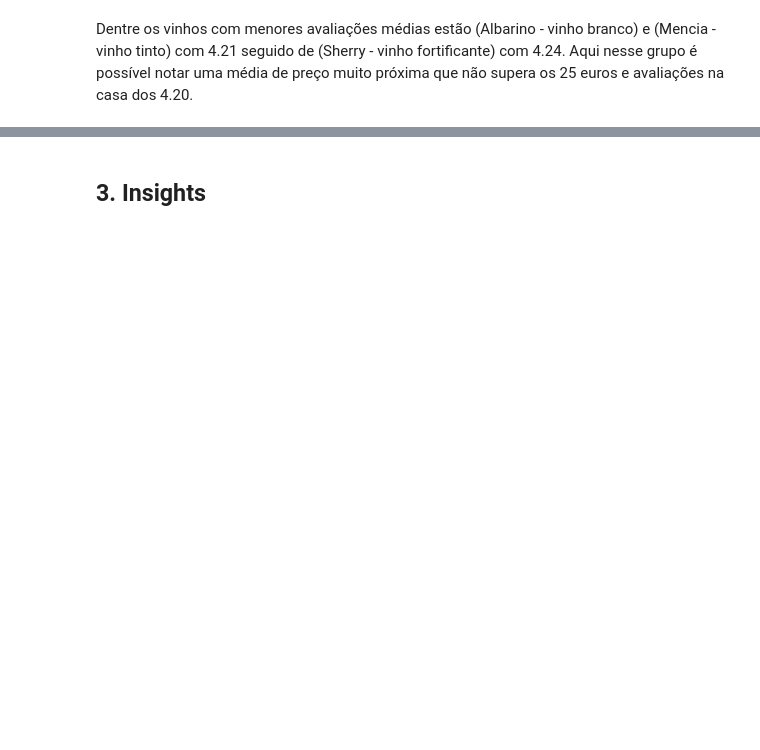
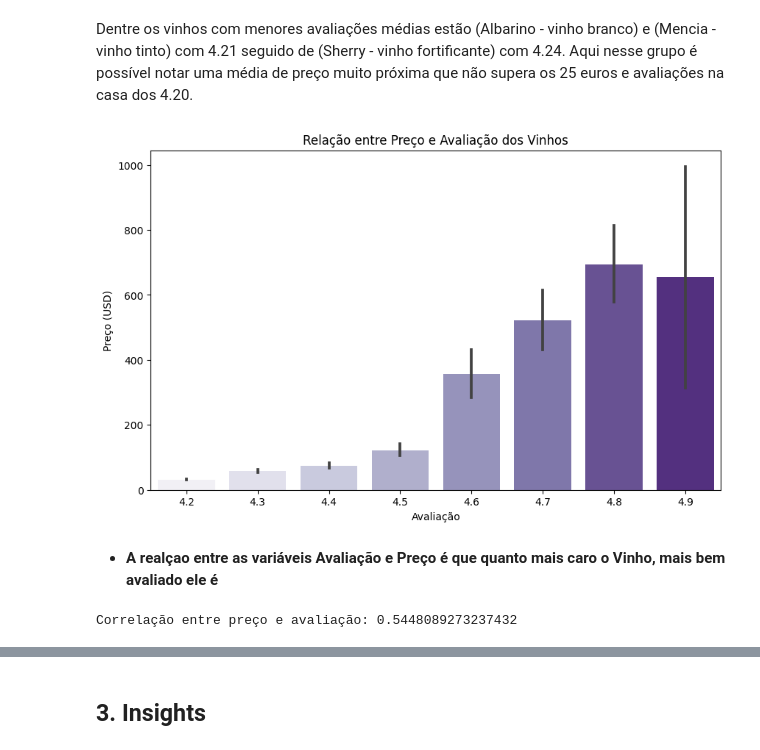
Before and after one commit to atlantico-academy/equipe5-2024.3, a Jupyter notebook: notebooks/01-exploratory_data_analysis.ipynb, the cells around one changed output, grey strips where cells are left out. Cells and saved outputs as stored; diff of their text form; code cells hidden in the pictures; blank space fills up the shorter version.

```diff
--- a/notebooks/01-exploratory_data_analysis.ipynb
+++ b/notebooks/01-exploratory_data_analysis.ipynb
@@ -760,2 +740,18 @@ plt.show()
 # %% [markdown]
 Dentre os vinhos com menores avaliações médias estão (Albarino - vinho branco) e (Mencia - vinho tinto) com 4.21 seguido de (Sherry - vinho fortificante) com 4.24. Aqui nesse grupo é possível notar uma média de preço muito próxima que não supera os 25 euros e avaliações na casa dos 4.20.
+# %%
+plt.figure(figsize=(10, 6))
+sns.barplot(data=df, x="avaliação", y="preço", palette="Purples")
+plt.title("Relação entre Preço e Avaliação dos Vinhos")
+plt.xlabel("Avaliação")
+plt.ylabel("Preço (USD)")
+plt.show()
+# %% [output]
+[figure, added]
+# %% [markdown]
+* **A realçao entre as variáveis Avaliação e Preço é que quanto mais caro o Vinho, mais bem avaliado ele é**
+# %%
+correlation = df['preço'].corr(df['avaliação'])
+print('Correlação entre preço e avaliação:', correlation)
+# %% [output]
+Correlação entre preço e avaliação: 0.5448089273237432
```
Also changed, not shown: parts of 23 cells of this notebook.
